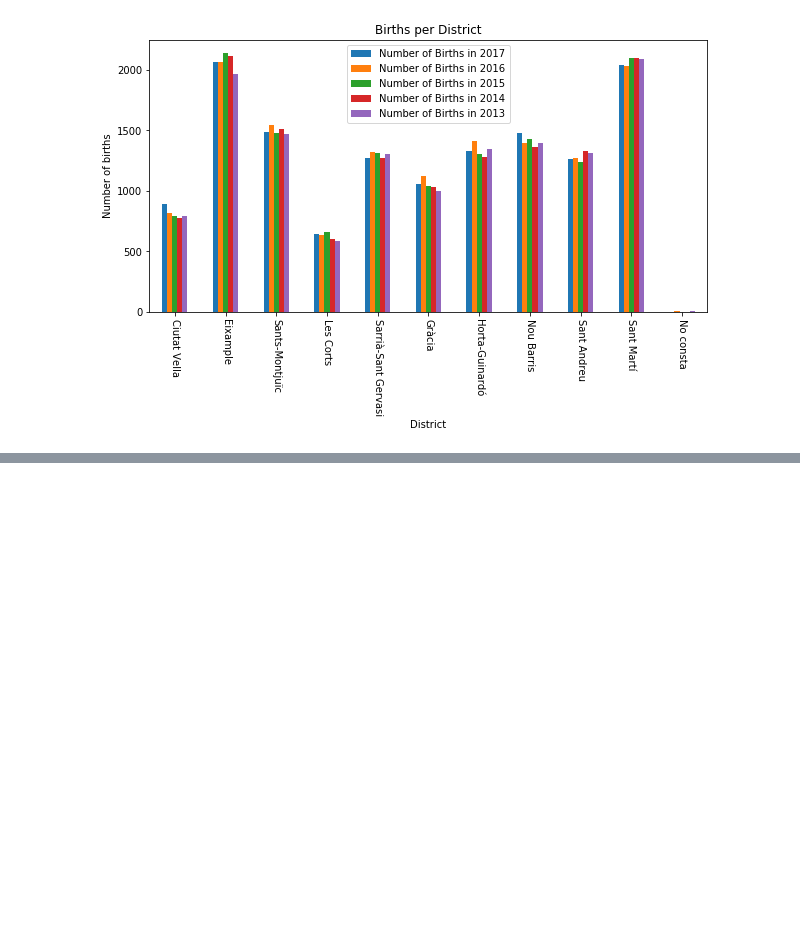
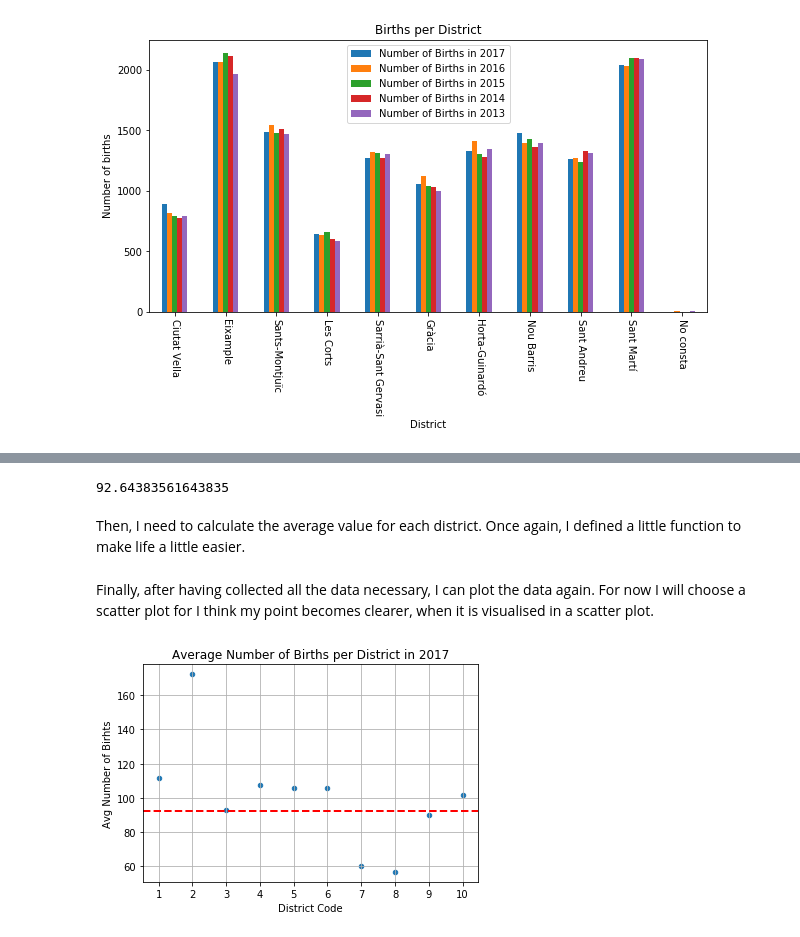
Before and after one commit to zynmr/hands_on_data_science, a Jupyter notebook: notebooks/visualise_data.ipynb, the cells around one changed output, grey strips where cells are left out. Cells and saved outputs as stored; diff of their text form; code cells hidden in the pictures; blank space fills up the shorter version.

Commit message:
add another plot showingboth the average birth rate per district in year x and the overall average birth rate in year x

```diff
--- a/notebooks/visualise_data.ipynb
+++ b/notebooks/visualise_data.ipynb
@@ -169,0 +170,30 @@ Text(0, 0.5, 'Number of births')
+# %%
+district_codes = data['District Code'].unique()
+result = data[(data['Year'] == 2017)]['Number'].sum() / data[(data['Year'] == 2017)]['Number'].count()
+print(result)
+# %% [output]
+92.64383561643835
+# %% [markdown]
+Then, I need to calculate the average value for each district. Once again, I defined a little function to make life a little easier.
+# %%
+def get_avg_per_district_in_year_x(district_codes, year):
+    result = {}
+    for code in district_codes:
+        district_count = data[(data['Year'] == year) & (data['District Code'] == code)]['Number'].count()
+        district_sum = data[(data['Year'] == year) & (data['District Code'] == code)]['Number'].sum()
+        result[code] = district_sum / district_count
+    return result
+# %%
+avg_2017 = get_avg_per_district_in_year_x(district_codes, 2017)
+# %% [markdown]
+Finally, after having collected all the data necessary, I can plot the data again. For now I will choose a scatter plot for I think my point becomes clearer, when it is visualised in a scatter plot.
+# %%
+district_avg_in_2017 = pd.DataFrame({'District Code':list(avg_2017.keys()),
+                                     'Avg Number of Birhts':list(avg_2017.values())})
+
+axs = district_avg_in_2017.plot.scatter(x='District Code', y='Avg Number of Birhts', title='Average Number of Births per District in 2017')
+axs.axhline(y=result, color='r', linestyle='--', lw=2)
+axs.set_xticks(range(1, districts.size))
+axs.grid()
+# %% [output]
+[figure, added]
```
Also changed, not shown: parts of 4 cells of this notebook.
